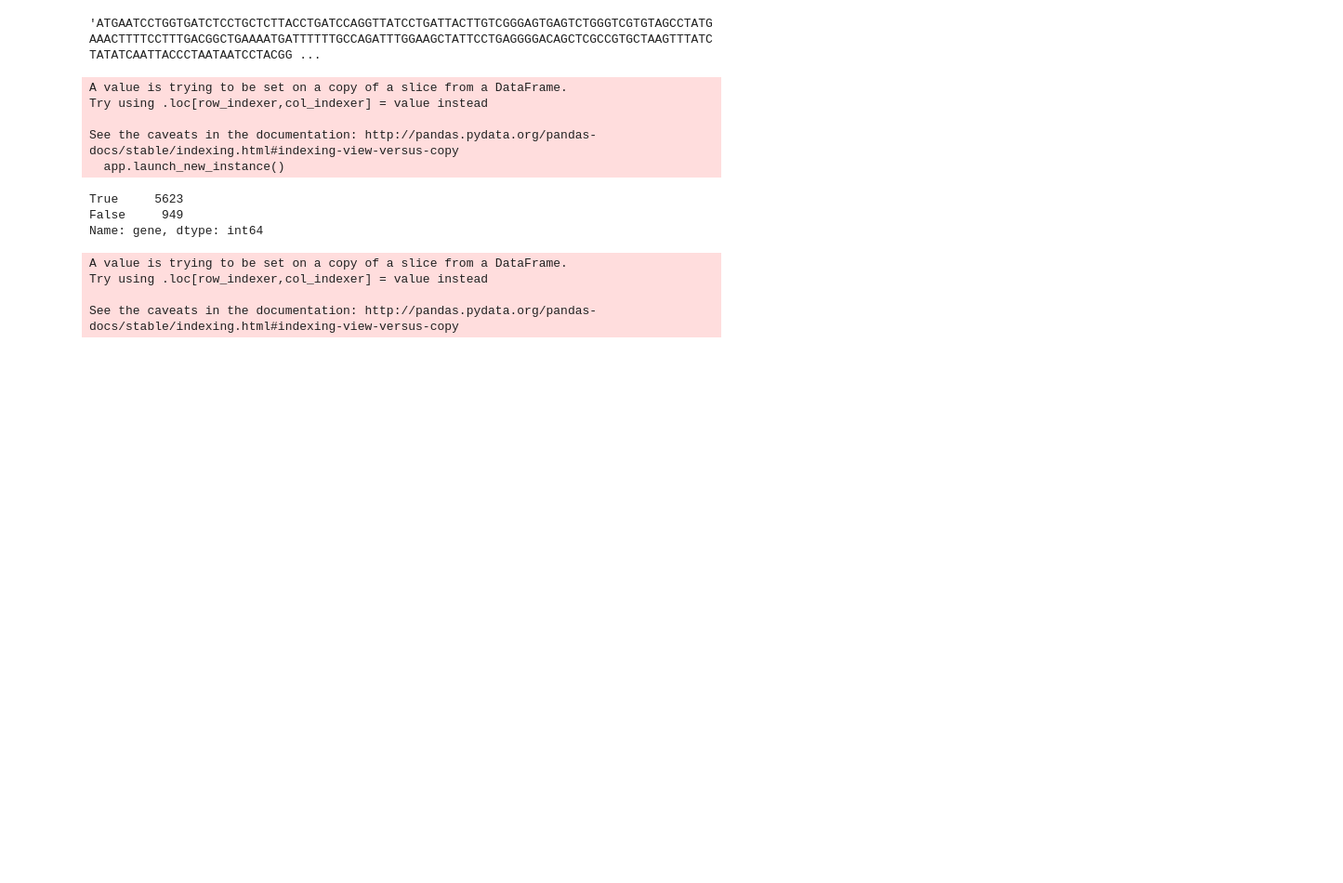
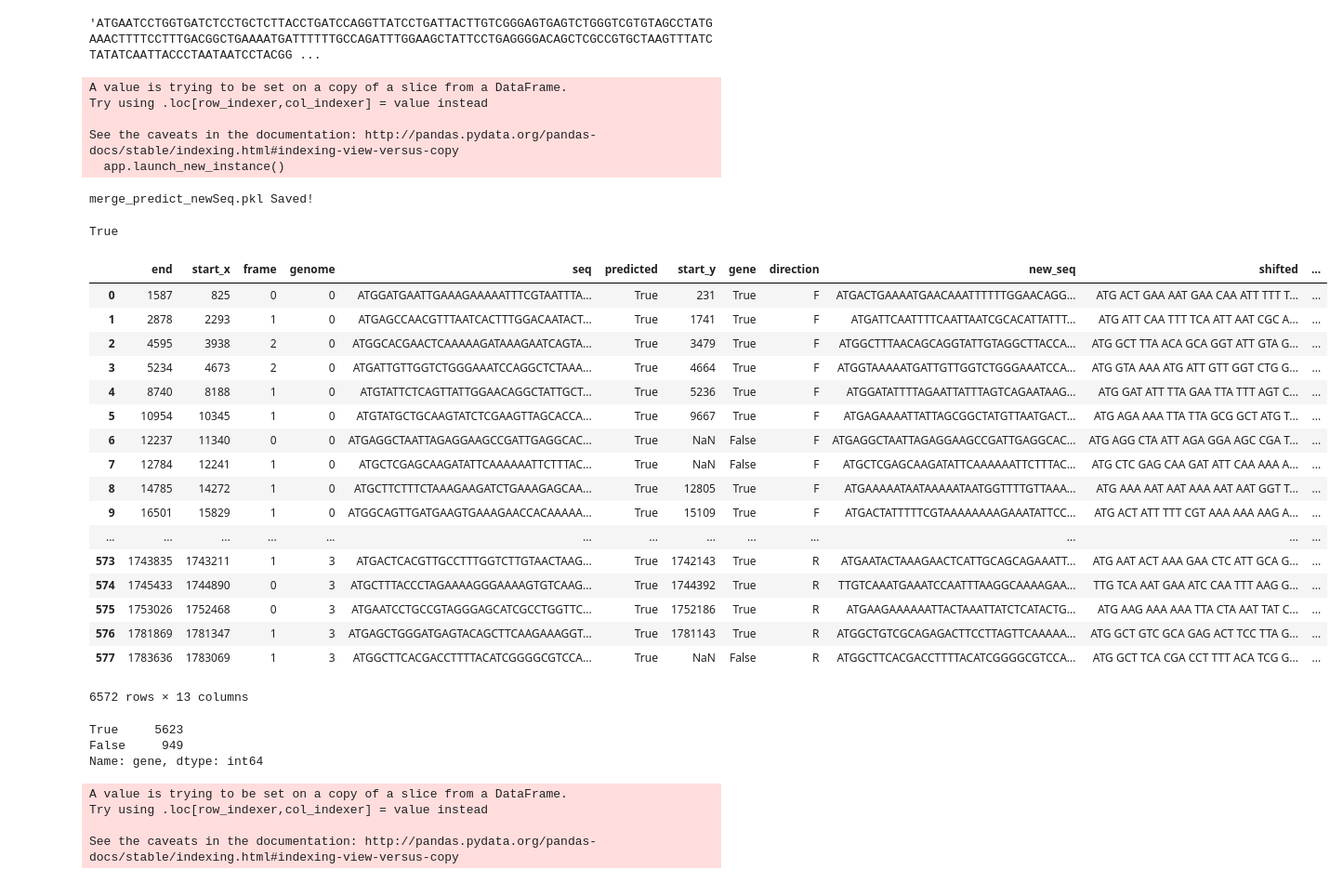
Before and after one commit to ingrid88/Bioinformatics-Kojak, a Jupyter notebook: Bag_of_words.ipynb, the cells around one changed output. Shown at 93% size. Cells and saved outputs as stored; diff of their text form; code cells hidden in the pictures; blank space fills up the shorter version.

```diff
--- a/Bag_of_words.ipynb
+++ b/Bag_of_words.ipynb
@@ -197,6 +197,32 @@ Try using .loc[row_indexer,col_indexer] = value instead
 
 See the caveats in the documentation: http://pandas.pydata.org/pandas-docs/stable/indexing.html#indexing-view-versus-copy
   app.launch_new_instance()
+# %%
+pickle_save('merge_predict_newSeq', merge_predicted[["gene","direction","frame","genome","new_seq",'FeatureScoresList']])
+# %% [output]
+merge_predict_newSeq.pkl Saved!
+True
+# %%
+merge_predicted
+# %% [output]
+|  | end | start_x | frame | genome | seq | predicted | start_y | gene | direction | new_seq | shifted | ... |
+| 0 | 1587 | 825 | 0 | 0 | ATGGATGAATTGAAAGAAAAATTTCGTAATTTA... | True | 231 | True | F | ATGACTGAAAATGAACAAATTTTTTGGAACAGG... | ATG ACT GAA AAT GAA CAA ATT TTT T... | ... |
+| 1 | 2878 | 2293 | 1 | 0 | ATGAGCCAACGTTTAATCACTTTGGACAATACT... | True | 1741 | True | F | ATGATTCAATTTTCAATTAATCGCACATTATTT... | ATG ATT CAA TTT TCA ATT AAT CGC A... | ... |
+| 2 | 4595 | 3938 | 2 | 0 | ATGGCACGAACTCAAAAAGATAAAGAATCAGTA... | True | 3479 | True | F | ATGGCTTTAACAGCAGGTATTGTAGGCTTACCA... | ATG GCT TTA ACA GCA GGT ATT GTA G... | ... |
+| 3 | 5234 | 4673 | 2 | 0 | ATGATTGTTGGTCTGGGAAATCCAGGCTCTAAA... | True | 4664 | True | F | ATGGTAAAAATGATTGTTGGTCTGGGAAATCCA... | ATG GTA AAA ATG ATT GTT GGT CTG G... | ... |
+| 4 | 8740 | 8188 | 1 | 0 | ATGTATTCTCAGTTATTGGAACAGGCTATTGCT... | True | 5236 | True | F | ATGGATATTTTAGAATTATTTAGTCAGAATAAG... | ATG GAT ATT TTA GAA TTA TTT AGT C... | ... |
+| 5 | 10954 | 10345 | 1 | 0 | ATGTATGCTGCAAGTATCTCGAAGTTAGCACCA... | True | 9667 | True | F | ATGAGAAAATTATTAGCGGCTATGTTAATGACT... | ATG AGA AAA TTA TTA GCG GCT ATG T... | ... |
+| 6 | 12237 | 11340 | 0 | 0 | ATGAGGCTAATTAGAGGAAGCCGATTGAGGCAC... | True | NaN | False | F | ATGAGGCTAATTAGAGGAAGCCGATTGAGGCAC... | ATG AGG CTA ATT AGA GGA AGC CGA T... | ... |
+| 7 | 12784 | 12241 | 1 | 0 | ATGCTCGAGCAAGATATTCAAAAAATTCTTTAC... | True | NaN | False | F | ATGCTCGAGCAAGATATTCAAAAAATTCTTTAC... | ATG CTC GAG CAA GAT ATT CAA AAA A... | ... |
+| 8 | 14785 | 14272 | 1 | 0 | ATGCTTCTTTCTAAAGAAGATCTGAAAGAGCAA... | True | 12805 | True | F | ATGAAAAATAATAAAAATAATGGTTTTGTTAAA... | ATG AAA AAT AAT AAA AAT AAT GGT T... | ... |
+| 9 | 16501 | 15829 | 1 | 0 | ATGGCAGTTGATGAAGTGAAAGAACCACAAAAA... | True | 15109 | True | F | ATGACTATTTTTCGTAAAAAAAAGAAATATTCC... | ATG ACT ATT TTT CGT AAA AAA AAG A... | ... |
+| ... | ... | ... | ... | ... | ... | ... | ... | ... | ... | ... | ... | ... |
+| 573 | 1743835 | 1743211 | 1 | 3 | ATGACTCACGTTGCCTTTGGTCTTGTAACTAAG... | True | 1742143 | True | R | ATGAATACTAAAGAACTCATTGCAGCAGAAATT... | ATG AAT ACT AAA GAA CTC ATT GCA G... | ... |
+| 574 | 1745433 | 1744890 | 0 | 3 | ATGCTTTACCCTAGAAAAGGGAAAAGTGTCAAG... | True | 1744392 | True | R | TTGTCAAATGAAATCCAATTTAAGGCAAAAGAA... | TTG TCA AAT GAA ATC CAA TTT AAG G... | ... |
+| 575 | 1753026 | 1752468 | 0 | 3 | ATGAATCCTGCCGTAGGGAGCATCGCCTGGTTC... | True | 1752186 | True | R | ATGAAGAAAAAATTACTAAATTATCTCATACTG... | ATG AAG AAA AAA TTA CTA AAT TAT C... | ... |
+| 576 | 1781869 | 1781347 | 1 | 3 | ATGAGCTGGGATGAGTACAGCTTCAAGAAAGGT... | True | 1781143 | True | R | ATGGCTGTCGCAGAGACTTCCTTAGTTCAAAAA... | ATG GCT GTC GCA GAG ACT TCC TTA G... | ... |
+| 577 | 1783636 | 1783069 | 1 | 3 | ATGGCTTCACGACCTTTTACATCGGGGCGTCCA... | True | NaN | False | R | ATGGCTTCACGACCTTTTACATCGGGGCGTCCA... | ATG GCT TCA CGA CCT TTT ACA TCG G... | ... |
+6572 rows × 13 columns
 # %%
 merge_predicted.gene.value_counts()
 # %% [output]
```
Also changed, not shown: parts of 3 cells of this notebook, 1 other file.
